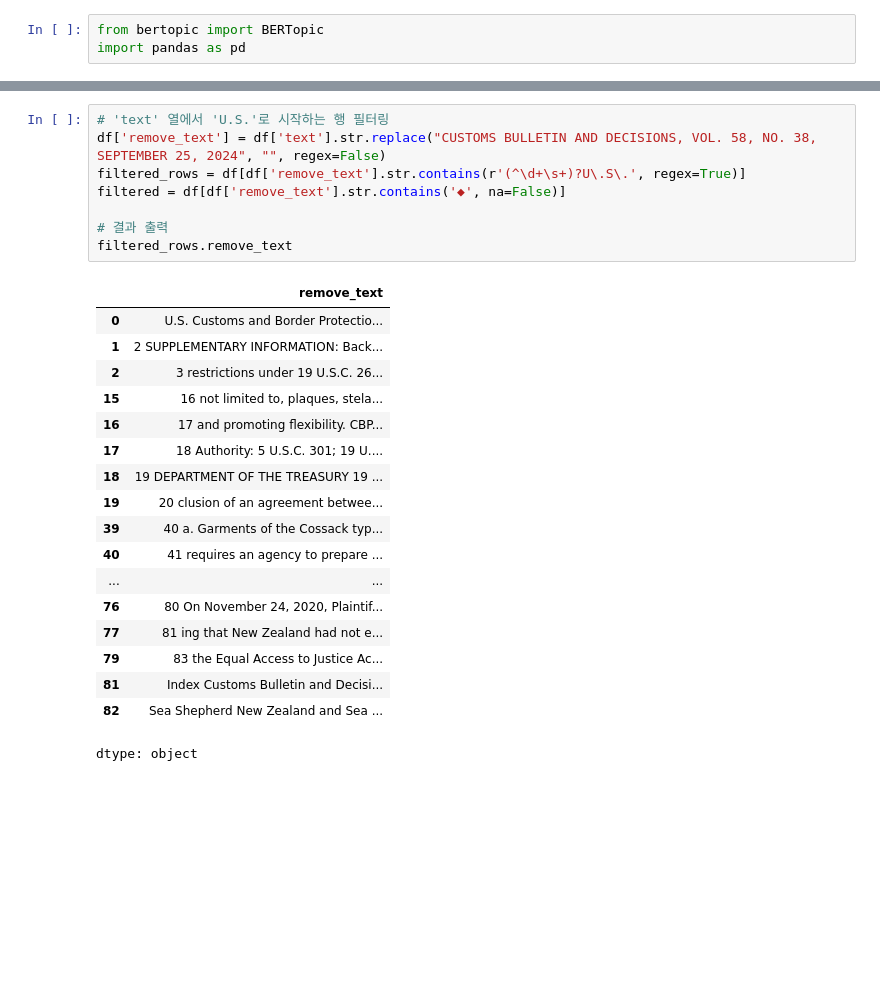
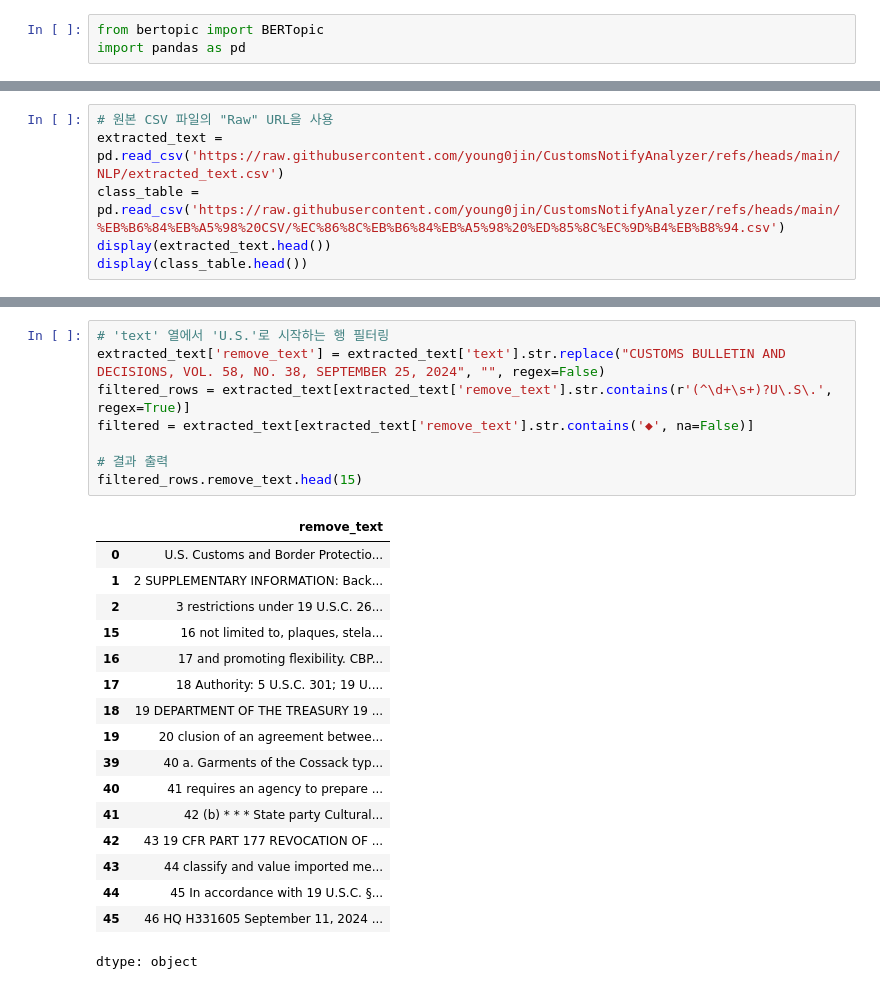
Before and after one commit to yoon777/DACON_GBT_competition, a Jupyter notebook: NLP/BERTopic.ipynb, the cells around one changed output, grey strips where cells are left out. Drawn from its saved outputs; the diff is of its cells as text; blank space fills up the shorter version.

```diff
--- a/NLP/BERTopic.ipynb
+++ b/NLP/BERTopic.ipynb
@@ -39,0 +8,6 @@ df.head()
+# %%
+# 원본 CSV 파일의 "Raw" URL을 사용
+extracted_text = pd.read_csv('https://raw.githubusercontent.com/young0jin/CustomsNotifyAnalyzer/refs/heads/main/NLP/extracted_text.csv')
+class_table = pd.read_csv('https://raw.githubusercontent.com/young0jin/CustomsNotifyAnalyzer/refs/heads/main/%EB%B6%84%EB%A5%98%20CSV/%EC%86%8C%EB%B6%84%EB%A5%98%20%ED%85%8C%EC%9D%B4%EB%B8%94.csv')
+display(extracted_text.head())
+display(class_table.head())
@@ -40,27 +27,26 @@ df.head()
 # %%
 # 'text' 열에서 'U.S.'로 시작하는 행 필터링
-df['remove_text'] = df['text'].str.replace("CUSTOMS BULLETIN AND DECISIONS, VOL. 58, NO. 38, SEPTEMBER 25, 2024", "", regex=False)
-filtered_rows = df[df['remove_text'].str.contains(r'(^\d+\s+)?U\.S\.', regex=True)]
-filtered = df[df['remove_text'].str.contains('◆', na=False)]
+extracted_text['remove_text'] = extracted_text['text'].str.replace("CUSTOMS BULLETIN AND DECISIONS, VOL. 58, NO. 38, SEPTEMBER 25, 2024", "", regex=False)
+filtered_rows = extracted_text[extracted_text['remove_text'].str.contains(r'(^\d+\s+)?U\.S\.', regex=True)]
+filtered = extracted_text[extracted_text['remove_text'].str.contains('◆', na=False)]
 
 # 결과 출력
-filtered_rows.remove_text
+filtered_rows.remove_text.head(15)
 # %% [output]
 |  | remove_text |
 | 0 | U.S. Customs and Border Protectio... |
 | 1 | 2 SUPPLEMENTARY INFORMATION: Back... |
 | 2 | 3 restrictions under 19 U.S.C. 26... |
 | 15 | 16 not limited to, plaques, stela... |
 | 16 | 17 and promoting flexibility. CBP... |
 | 17 | 18 Authority: 5 U.S.C. 301; 19 U.... |
 | 18 | 19 DEPARTMENT OF THE TREASURY 19 ... |
 | 19 | 20 clusion of an agreement betwee... |
 | 39 | 40 a. Garments of the Cossack typ... |
 | 40 | 41 requires an agency to prepare ... |
-| ... | ... |
-| 76 | 80 On November 24, 2020, Plaintif... |
-| 77 | 81 ing that New Zealand had not e... |
-| 79 | 83 the Equal Access to Justice Ac... |
-| 81 | Index Customs Bulletin and Decisi... |
-| 82 | Sea Shepherd New Zealand and Sea ... |
+| 41 | 42 (b) * * * State party Cultural... |
+| 42 | 43 19 CFR PART 177 REVOCATION OF ... |
+| 43 | 44 classify and value imported me... |
+| 44 | 45 In accordance with 19 U.S.C. §... |
+| 45 | 46 HQ H331605 September 11, 2024 ... |
 dtype: object
```
Also changed, not shown: parts of 24 cells of this notebook.
